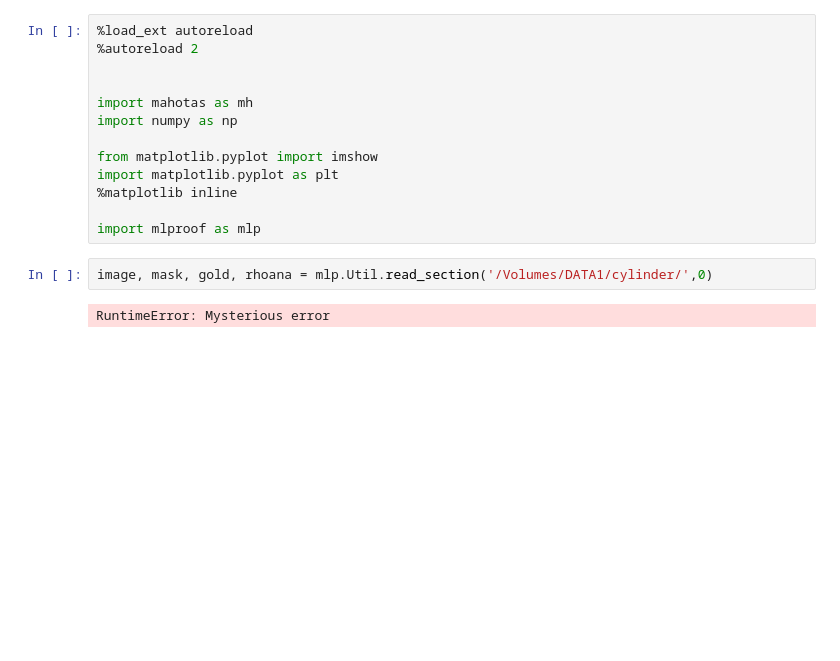
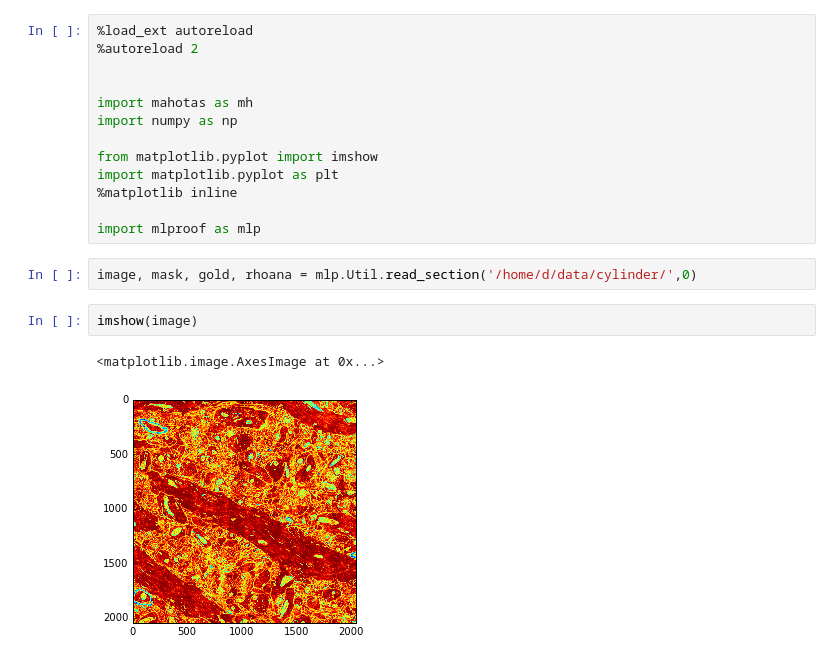
Before and after one commit to SrutiBh/mlproof, a Jupyter notebook: Untitled0.ipynb, the cells around one changed output. Cells and saved outputs as stored; diff of their text form; blank space fills up the shorter version.

```diff
--- a/Untitled0.ipynb
+++ b/Untitled0.ipynb
@@ -12,6 +12,9 @@ import matplotlib.pyplot as plt
 
 import mlproof as mlp
 # %%
-image, mask, gold, rhoana = mlp.Util.read_section('/Volumes/DATA1/cylinder/',0)
+image, mask, gold, rhoana = mlp.Util.read_section('/home/d/data/cylinder/',0)
-# %% [output]
-RuntimeError: Mysterious error
+# %%
+imshow(image)
+# %% [output]
+<matplotlib.image.AxesImage at 0x...>
+[figure, added]
```
Also changed, not shown: parts of 2 cells of this notebook, 1 other file.
